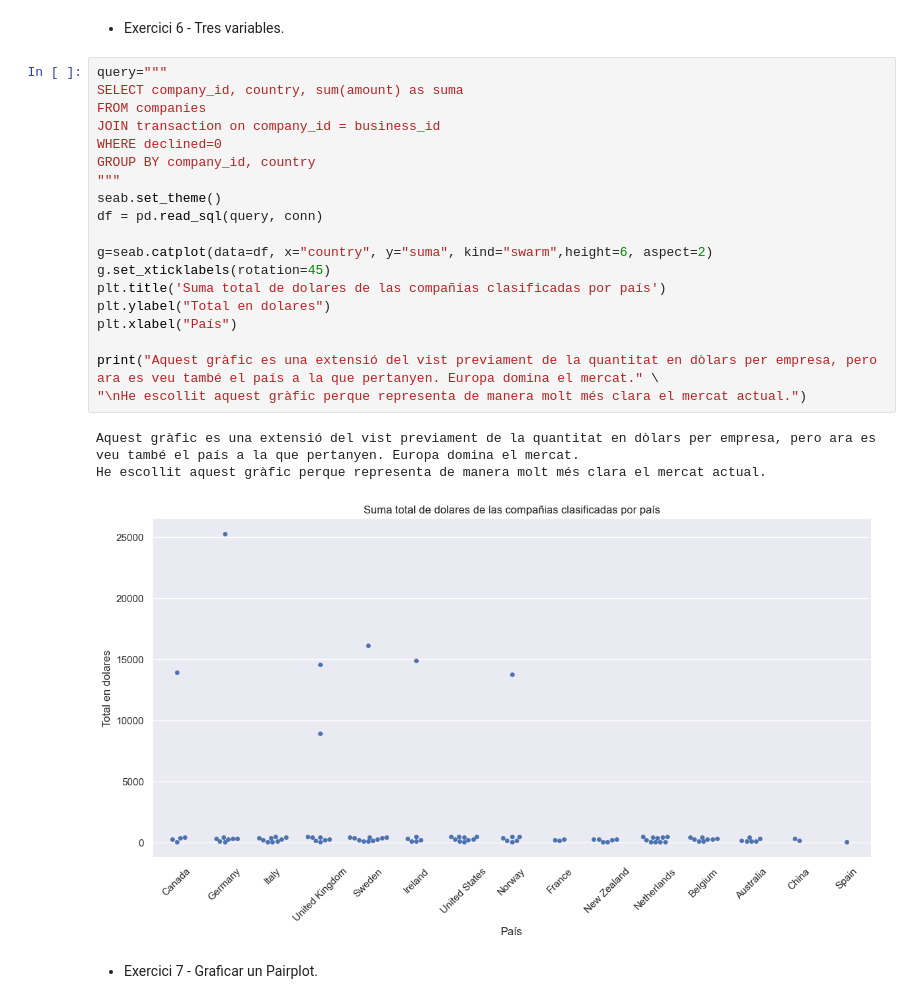
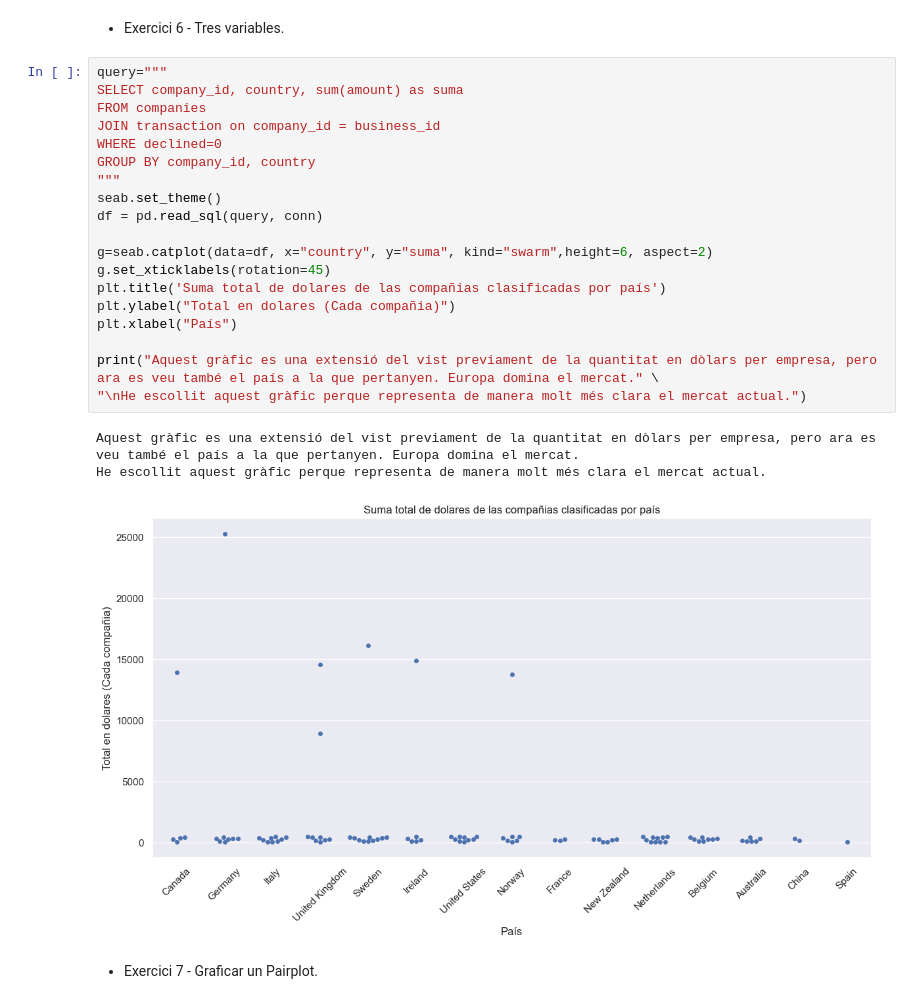
Before and after one commit to SrBiscuits/ItAcademy, a Jupyter notebook: Sprint8.1.ipynb, the cells around one changed output. Cells and saved outputs as stored; diff of their text form.

```diff
--- a/Sprint8.1.ipynb
+++ b/Sprint8.1.ipynb
@@ -160,26 +166,26 @@ en Canada está la majoría. Aquest gràfic ilustra molt be el que es vol saber.
 # %%
 query="""
 SELECT company_id, country, sum(amount) as suma
 FROM companies
 JOIN transaction on company_id = business_id
 WHERE declined=0
 GROUP BY company_id, country
 """
 seab.set_theme()
 df = pd.read_sql(query, conn)
 
 g=seab.catplot(data=df, x="country", y="suma", kind="swarm",height=6, aspect=2)
 g.set_xticklabels(rotation=45)
 plt.title('Suma total de dolares de las compañias clasificadas por país')
-plt.ylabel("Total en dolares")
+plt.ylabel("Total en dolares (Cada compañia)")
 plt.xlabel("País")
 
 print("Aquest gràfic es una extensió del vist previament de la quantitat en dòlars per empresa, pero ara es veu també el país a la que pertanyen. Europa domina el mercat." \
 "\nHe escollit aquest gràfic perque representa de manera molt més clara el mercat actual.")
 # %% [output]
 Aquest gràfic es una extensió del vist previament de la quantitat en dòlars per empresa, pero ara es veu també el país a la que pertanyen. Europa domina el mercat.
 He escollit aquest gràfic perque representa de manera molt més clara el mercat actual.
-[figure, old version]
+[figure, new version]
 # %% [markdown]
 - Exercici 7 - Graficar un Pairplot.
 # %%
```
Also changed, not shown: parts of 6 cells of this notebook, 6 other files.
